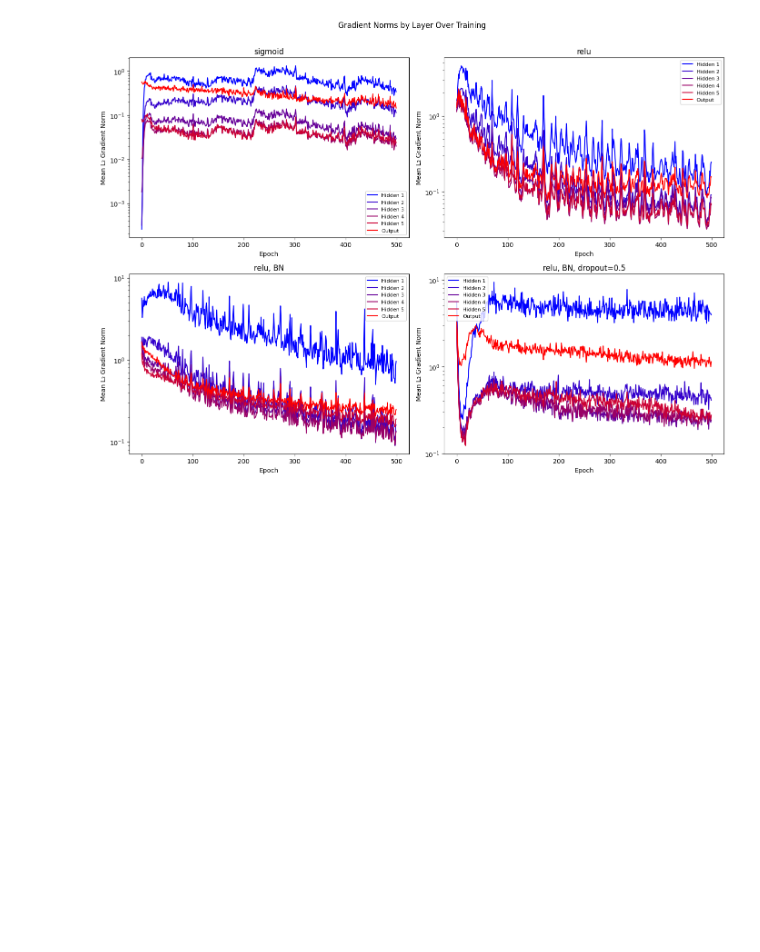
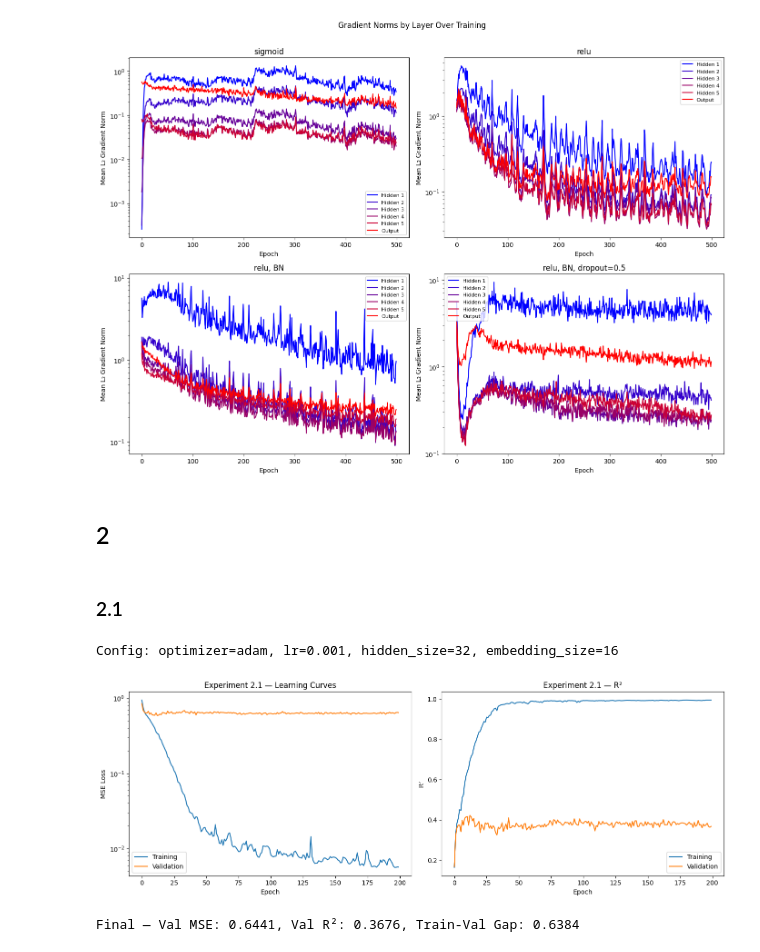
Before and after one commit to trvslhlt/ift_6390_machine_learning, a Jupyter notebook: assignments/assignment_2/analysis.ipynb, the cells around one changed output. Saved outputs shown, nothing was run; the diff lists cells and outputs as text; code cells hidden in the pictures; blank space fills up the shorter version.

```diff
--- a/assignments/assignment_2/analysis.ipynb
+++ b/assignments/assignment_2/analysis.ipynb
@@ -342,3 +342,52 @@ plt.tight_layout()
 plt.show()
 # %% [output]
 [figure]
+# %% [markdown]
+## 2
+# %% [markdown]
+### 2.1
+# %%
+exp_2_1_data = []
+for path in sorted(LOG_DIR.glob("*.json")):
+    with open(path) as f:
+        data = json.load(f)
+    if data.get("metadata", {}).get("exp_id") == "exp_2_1":
+        exp_2_1_data.append(data)
+
+# Use the most recent run
+logs = exp_2_1_data[-1]
+hp = logs["experiment"]["hyperparams"]
+print(f"Config: optimizer={hp['optimizer']}, lr={hp['lr']}, hidden_size={hp['hidden_size']}, embedding_size={hp['embedding_size']}")
+
+epochs = [e["epoch"] for e in logs["epoch"]]
+train_loss = [e["train_loss"] for e in logs["epoch"]]
+val_loss = [e["val_loss"] for e in logs["epoch"]]
+train_r2 = [e["train_r2"] for e in logs["epoch"]]
+val_r2 = [e["val_r2"] for e in logs["epoch"]]
+
+fig, axes = plt.subplots(1, 2, figsize=(14, 5))
+
+axes[0].plot(epochs, train_loss, label="Training")
+axes[0].plot(epochs, val_loss, label="Validation")
+axes[0].set_xlabel("Epoch")
+axes[0].set_ylabel("MSE Loss")
+axes[0].set_yscale("log")
+axes[0].set_title("Experiment 2.1 — Learning Curves")
+axes[0].legend()
+
+axes[1].plot(epochs, train_r2, label="Training")
+axes[1].plot(epochs, val_r2, label="Validation")
+axes[1].set_xlabel("Epoch")
+axes[1].set_ylabel("R²")
+axes[1].set_title("Experiment 2.1 — R²")
+axes[1].legend()
+
+plt.tight_layout()
+plt.show()
+
+last = logs["epoch"][-1]
+print(f"\nFinal — Val MSE: {last['val_loss']:.4f}, Val R²: {last['val_r2']:.4f}, Train-Val Gap: {last['val_loss'] - last['train_loss']:.4f}")
+# %% [output]
+Config: optimizer=adam, lr=0.001, hidden_size=32, embedding_size=16
+[figure, added]
+Final — Val MSE: 0.6441, Val R²: 0.3676, Train-Val Gap: 0.6384
```
Also changed, not shown: 8 other files.
